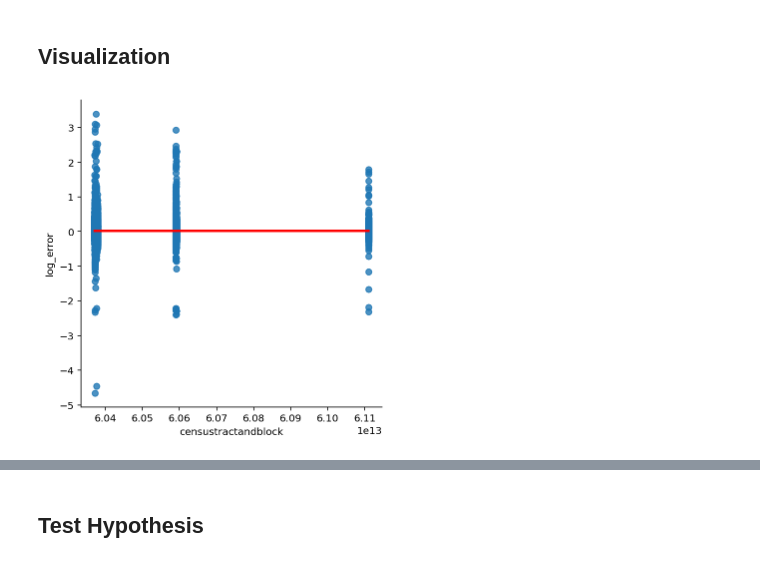
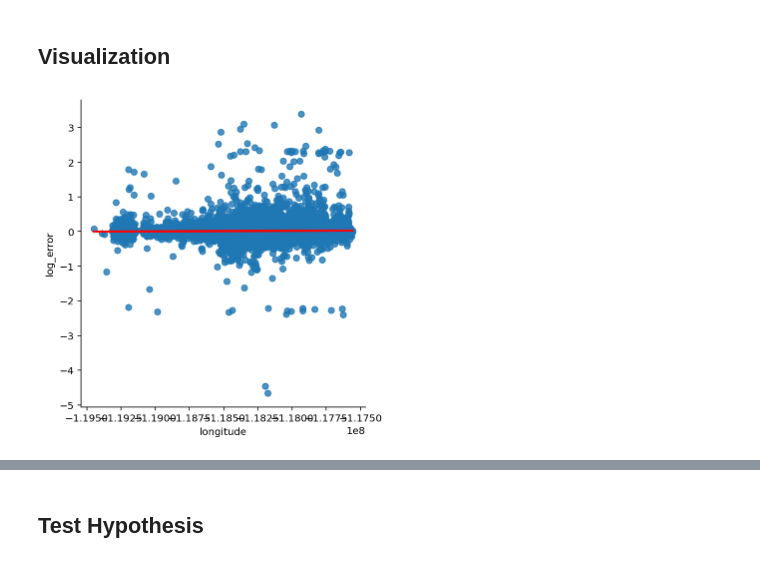
Before and after one commit to Codeup-Justin-Evans-Yvette-Ibarra/project_zillow_team, a Jupyter notebook: Justin_Draft.ipynb, the cells around one changed output, grey strips where cells are left out. Drawn from its saved outputs; the diff is of its cells as text; code cells hidden in the pictures.

```diff
--- a/Justin_Draft.ipynb
+++ b/Justin_Draft.ipynb
@@ -377,7 +360,7 @@ y_validate: (12071, 1)     Index(log_error)
 # %% [markdown]
 ## Visualization
 # %%
-sns.lmplot(x='censustractandblock', y='log_error', data=train, line_kws={'color': 'red'})
+sns.lmplot(x='longitude', y='log_error', data=train, line_kws={'color': 'red'})
 plt.show()
 # %% [output]
-[figure, old version]
+[figure, new version]
```
Also changed, not shown: parts of 110 cells of this notebook.
